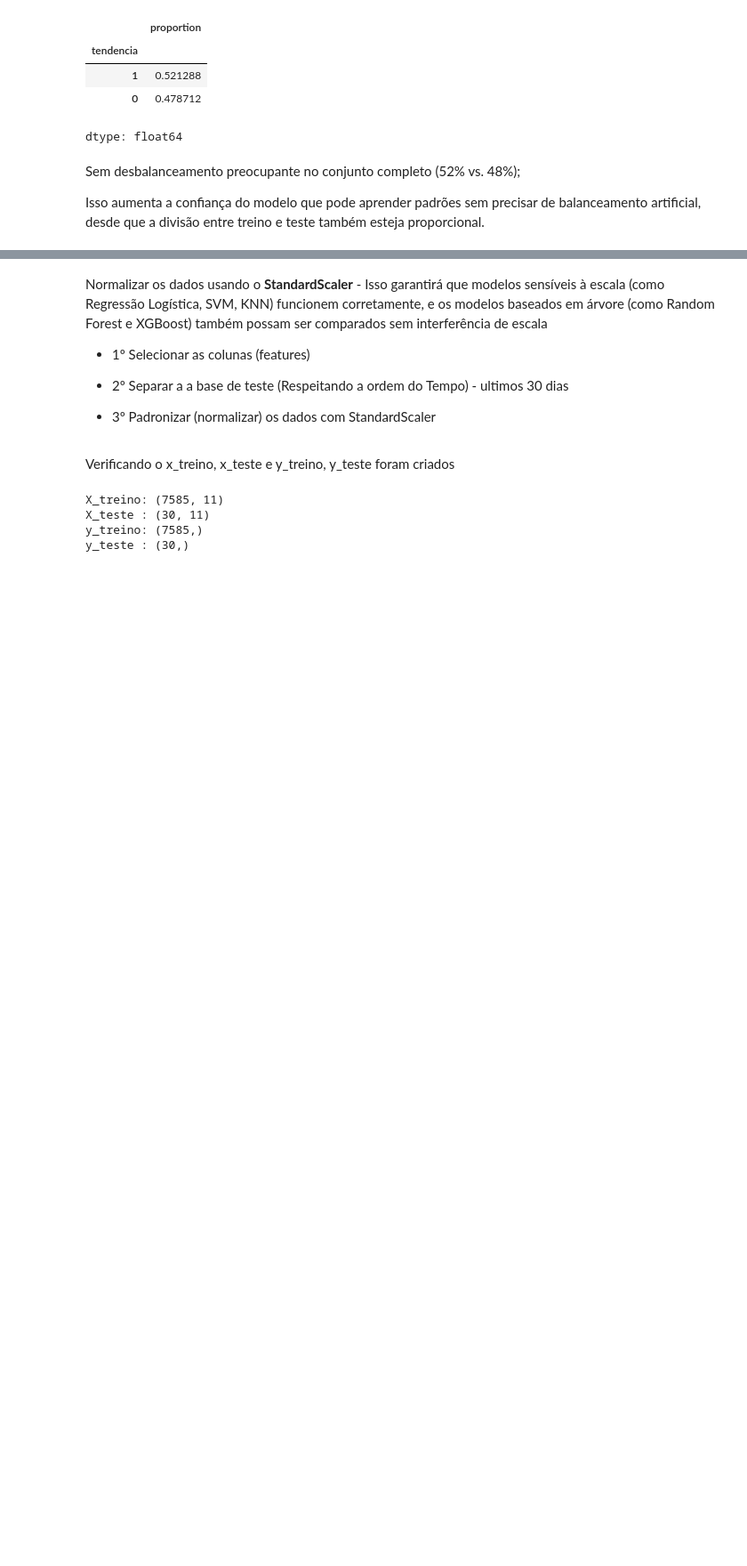
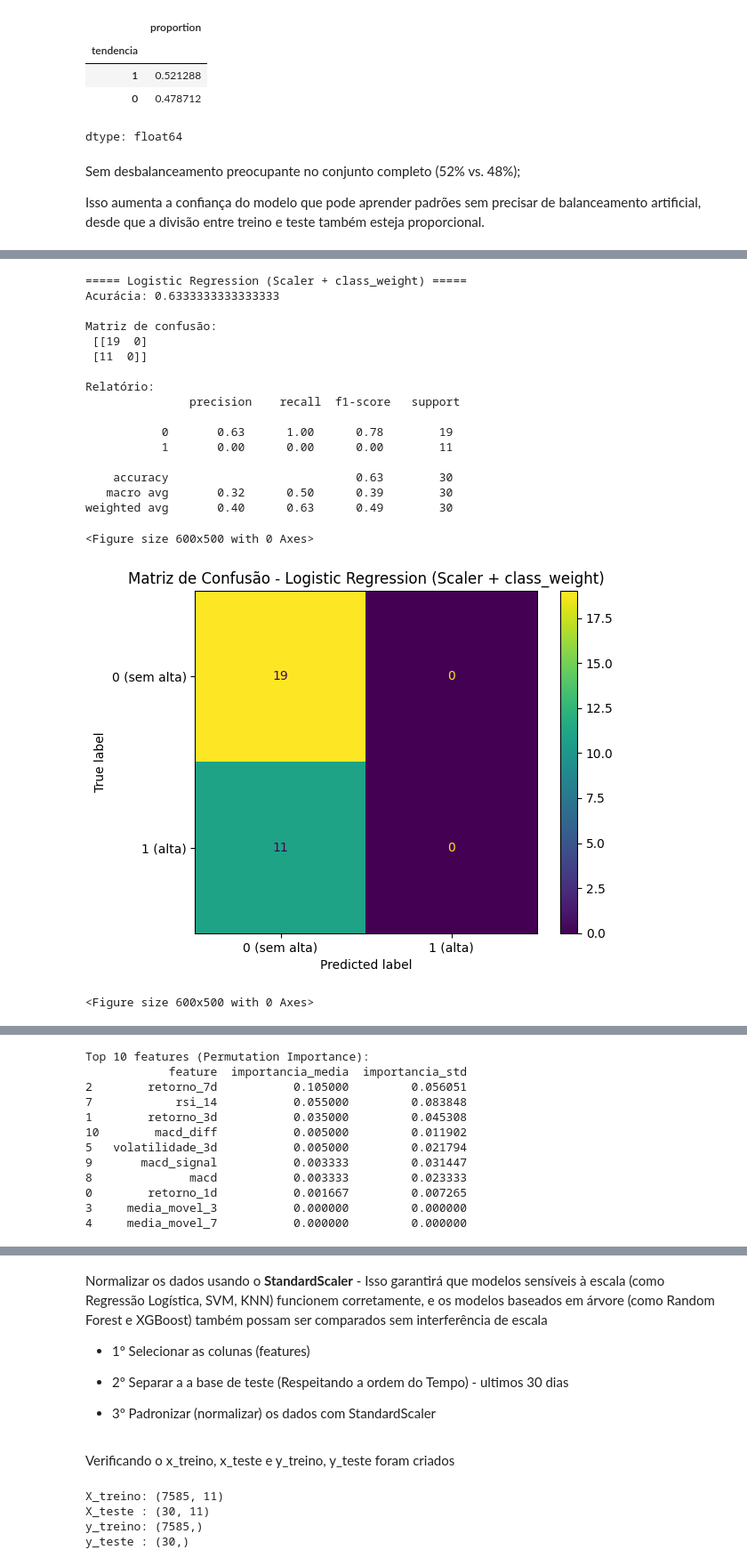
Before and after one commit to tivanello/fase2, a Jupyter notebook: notebooks/TECH_CHALLENGE_FASE_02_Eduardo_Gil_Tivanello.ipynb, the cells around one changed output, grey strips where cells are left out. Shown at 89% size. Drawn from its saved outputs; the diff is of its cells as text; code cells hidden in the pictures; blank space fills up the shorter version.

```diff
--- a/notebooks/TECH_CHALLENGE_FASE_02_Eduardo_Gil_Tivanello.ipynb
+++ b/notebooks/TECH_CHALLENGE_FASE_02_Eduardo_Gil_Tivanello.ipynb
@@ -1020,0 +933,32 @@ Pode indicar o início ou fim de ciclos fortes
+# %%
+resultados = []
+
+# Modelo 1: Regressão Logística
+resultado_lr = avaliar_modelo(
+    pipe, "Logistic Regression (Scaler + class_weight)",
+    X_train, y_train, X_test, y_test,
+    resultados,
+    plotar=True,
+    roc=True,
+    importancia=True
+)
+# %% [output]
+===== Logistic Regression (Scaler + class_weight) =====
+Acurácia: 0.6333333333333333
+
+Matriz de confusão:
+ [[19  0]
+ [11  0]]
+
+Relatório:
+               precision    recall  f1-score   support
+
+           0       0.63      1.00      0.78        19
+           1       0.00      0.00      0.00        11
+
+    accuracy                           0.63        30
+   macro avg       0.32      0.50      0.39        30
+weighted avg       0.40      0.63      0.49        30
+<Figure size 600x500 with 0 Axes>
+[figure, added]
+<Figure size 600x500 with 0 Axes>
@@ -1020,0 +966,12 @@ Pode indicar o início ou fim de ciclos fortes
+Top 10 features (Permutation Importance):
+            feature  importancia_media  importancia_std
+2        retorno_7d           0.105000         0.056051
+7            rsi_14           0.055000         0.083848
+1        retorno_3d           0.035000         0.045308
+10        macd_diff           0.005000         0.011902
+5   volatilidade_3d           0.005000         0.021794
+9       macd_signal           0.003333         0.031447
+8              macd           0.003333         0.023333
+0        retorno_1d           0.001667         0.007265
+3     media_movel_3           0.000000         0.000000
+4     media_movel_7           0.000000         0.000000
```
Also changed, not shown: parts of 37 cells of this notebook.
